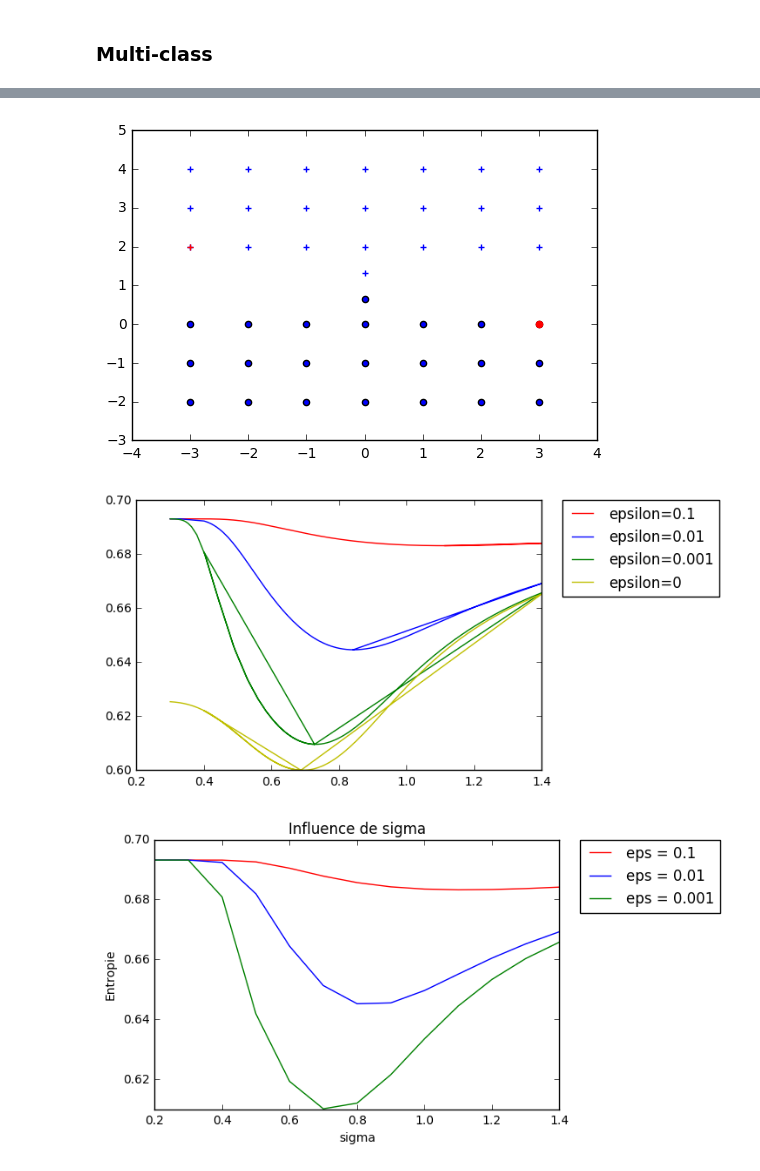
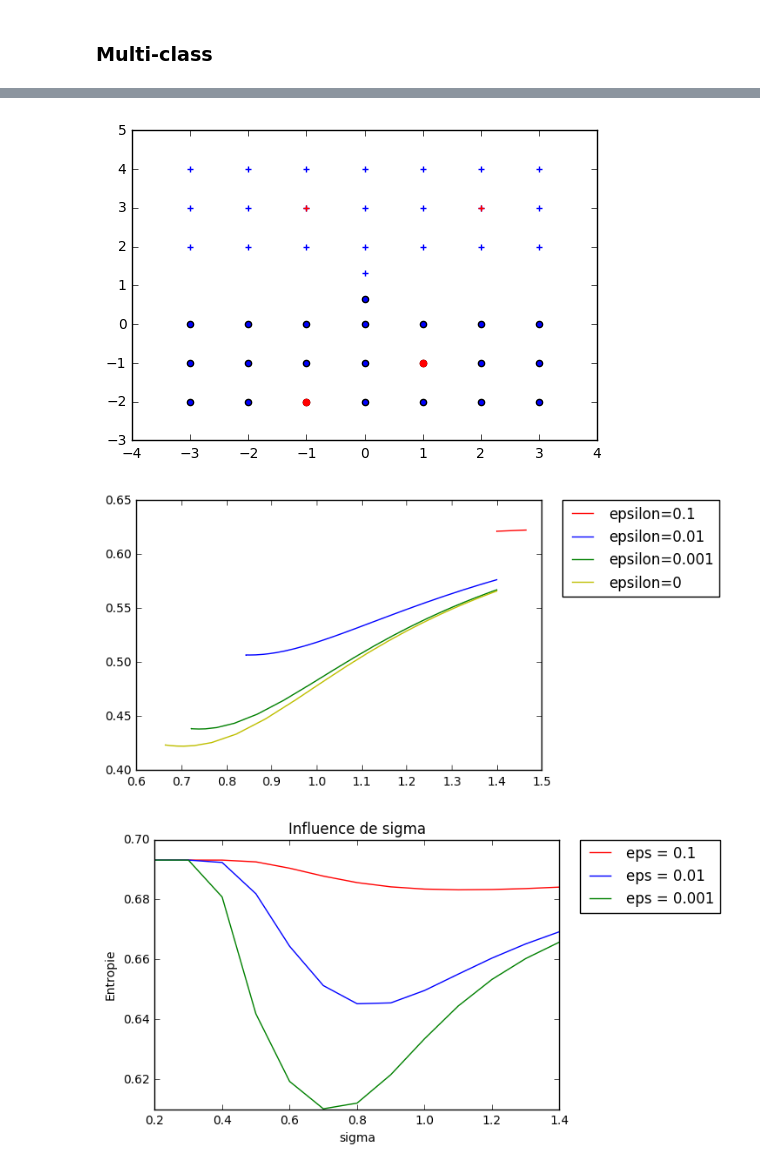
Before and after one commit to quentin-duchemin/Projet_MALAP, a Jupyter notebook: Projet.ipynb, the cells around one changed output, grey strips where cells are left out. Cells and saved outputs as stored; diff of their text form; code cells hidden in the pictures.

```diff
--- a/Projet.ipynb
+++ b/Projet.ipynb
@@ -799,41 +801,51 @@ for i in range(-3,4):
 X = np.array(X)
 label = np.array(label)
 for i in range(0,2):
-    X[40,i],X[0,i] = X[0,i],X[40,i]
-    X[3,i],X[1,i] = X[1,i],X[3,i]
-label[1],label[3] = label[3],label[1]
-label[0],label[40] = label[40],label[0]
+    X[12,i],X[0,i] = X[0,i],X[12,i]
+    X[36,i],X[1,i] = X[1,i],X[36,i]
+    X[3,i],X[16,i] = X[16,i],X[3,i]
+    X[2,i],X[27,i] = X[27,i],X[2,i]
+
+
+label[0],label[12] = label[12],label[0]
+label[1],label[36] = label[36],label[1]
+label[3],label[16] = label[16],label[3]
+label[2],label[27] = label[27],label[2]
 
 
 ind1 = np.where(label ==1)[0]
 indm1 = np.where(label ==-1)[0]
 
 
 plt.scatter(X[ind1,0],X[ind1,1],marker='+')
 plt.scatter(X[indm1,0],X[indm1,1],marker='o')
 plt.scatter(X[0,0],X[0,1],color='r',marker='o')
 plt.scatter(X[1,0],X[1,1],color='r',marker='+')
+plt.scatter(X[2,0],X[2,1],color='r',marker='o')
+plt.scatter(X[3,0],X[3,1],color='r',marker='+')
+
+
 
 plt.show()
-labels = label[:2]
-labpredire = label[2:]
+labels = label[:3]
+labpredire = label[3:]
 
 ls_eps = [10**(-1),10**(-2),10**(-3),0]
 couleurs = ['r','b','g','y']
 for k in range(4):
     l_h = np.array([])
     l_s = np.array([])
     epsilon = ls_eps[k]
     M = DiffusionLEARN_ONE_SGM(eps = epsilon,lr=0.1)
     M.fit(X,labels)
     for sgm in [1.4]:
         s = M.score(sgm,labpredire)
         l_h = np.concatenate((l_h,M.h_histo[1:]))
         l_s = np.concatenate((l_s,M.ls_sgm))
     plt.plot(l_s,l_h,color=couleurs[k],label='epsilon=' + str(epsilon))
 plt.legend(bbox_to_anchor=(1.05, 1), loc=2, borderaxespad=0.)
 plt.show()
 # %% [output]
-[figure, old version]
+[figure, new version]
-[figure, old version]
+[figure, new version]
 # %%
```
Also changed, not shown: parts of 9 cells of this notebook.
